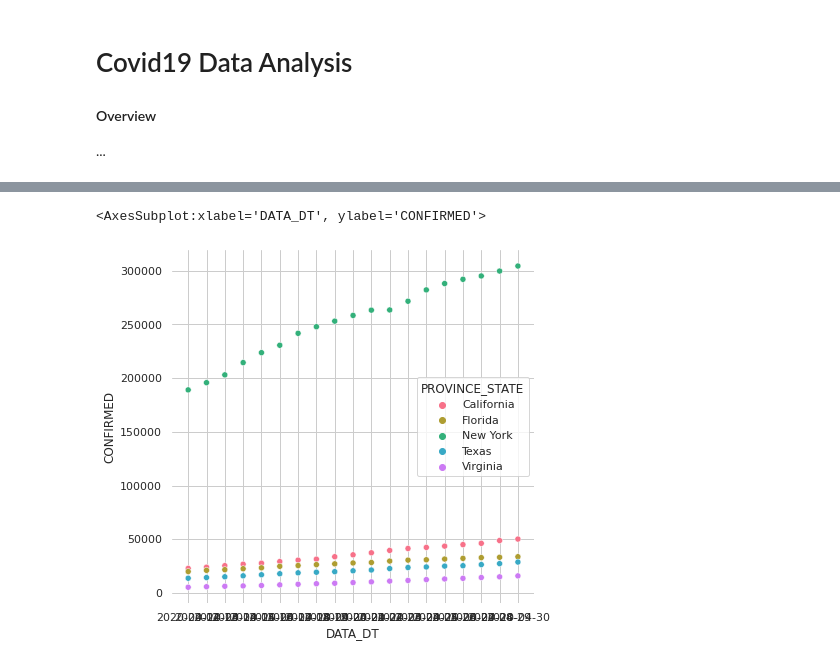
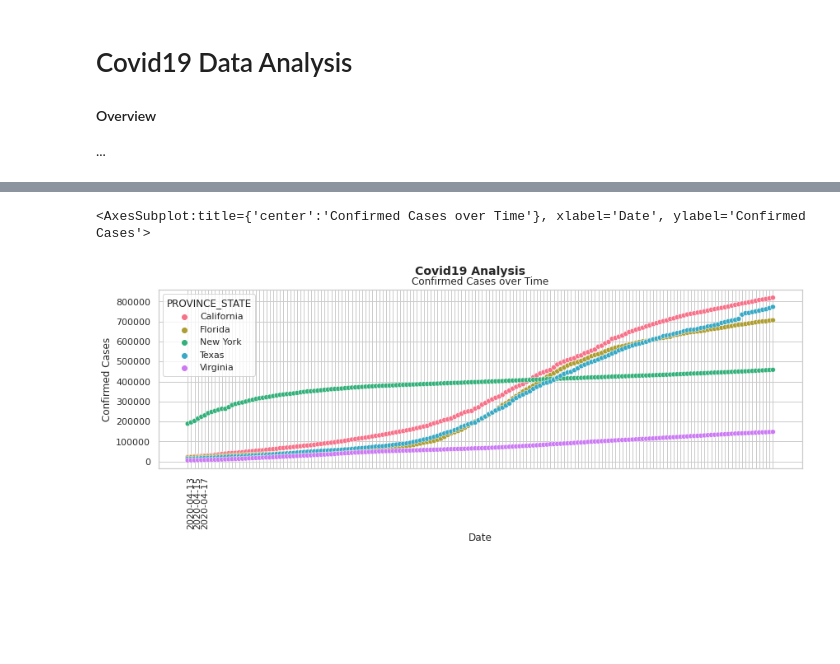
Before and after one commit to tsj7ww/folio, a Jupyter notebook: analysis/covid19/analysis.ipynb, the cells around one changed output, grey strips where cells are left out. Cells and saved outputs as stored; diff of their text form; code cells hidden in the pictures; blank space fills up the shorter version.

```diff
--- a/analysis/covid19/analysis.ipynb
+++ b/analysis/covid19/analysis.ipynb
@@ -29,7 +29,7 @@ import seaborn as sns
 def CONFIG():
     """"""
     pid = 'analysis-covid19'
-    now = datetime.datetime.now()
+    now = datetime.now()
     cwd = os.getcwd()
     data = os.path.join(cwd,'out')
 
@@ -37,7 +37,12 @@ def CONFIG():
         'out': data,
         'covid': os.path.join(data,'covid'),
         'demo': os.path.join(data,'demo'),
-        'files': glob.glob(os.path.join(data,'*','*.parquet.gzip'),recursive=True),
+        'files': glob(os.path.join(data,'*','*.parquet.gzip'),recursive=True),
+        'jhu-dly-us': {
+            'cols': {
+
+            }
+        }
     }
 
     return cfg
@@ -157,5 +162,5 @@ if __name__=='__main__':
         data[fname] = pd.read_parquet(file)
 #     data.keys()
 
-    PLOT(data['jhu-csse-dly-us'],'DATA_DT','CONFIRMED','PROVINCE_STATE')
+#     PLOT(data['jhu-csse-dly-us'],'DATA_DT','CONFIRMED','PROVINCE_STATE')
 # %%
@@ -176,21 +181,39 @@ pprint.pprint(SUMMARY(df.CONFIRMED))
 # %%
 states = ['Virginia','Florida','New York','California','Texas']
-df = data['jhu-csse-dly-us']
+df = data['covid-jhu-dly-us']
 df.PROVINCE_STATE = df.loc[df.PROVINCE_STATE.isin(states)]
-# %%
-
-sns.set_theme(style='whitegrid')
-f, ax = plt.subplots(figsize=(6.5, 6.5))
-sns.despine(f, left=True, bottom=True)
-sns.scatterplot(
-    x='DATA_DT',
-    y='CONFIRMED',
-    data=df,
-    hue='PROVINCE_STATE',
-    palette='husl',legend='auto',
-#     scatter_kws={"s": 50, "alpha": 1},
-    ax=ax,
-)
-# %% [output]
-<AxesSubplot:xlabel='DATA_DT', ylabel='CONFIRMED'>
-[figure, removed]
+# %%
+# init
+fig, ax = plt.subplots(nrows=1,ncols=1,figsize=(14,4))
+# figure
+fig.suptitle('Covid19 Analysis', fontsize=14, fontweight='bold')
+# axis
+# ax.set_xlim([-10000, 140000])
+# ax.legend().set_visible(True)
+# formatter = plt.FuncFormatter(fmt_function) # def fmt_function(x, position) ...
+# ax.xaxis.set_major_formatter(plt.FuncFormatter())
+ax.set(title='Confirmed Cases over Time', xlabel='Date', ylabel='Confirmed Cases')
+# ax.axhline(y=df.CONFIRMED.mean(), xmin=0, xmax=1, color='r', label='Average', linestyle='--', linewidth=1)
+
+# sns.despine(f, left=True, bottom=True)
+for label in ax.get_xaxis().get_ticklabels()[:]:
+    print(label)
+    label.set_visible(False)
+plt.xticks(rotation=90)
+# fig.autofmt_xdate()
+# seaborn
+plt.style.use('ggplot')
+sns.set_theme(style='whitegrid')
+sns.scatterplot(
+    x='DATA_DT',
+    y='CONFIRMED',
+    data=df,
+    hue='PROVINCE_STATE',
+    palette='husl',legend='auto',
+#     scatter_kws={"s": 50, "alpha": 1},
+    ax=ax,
+)
+# fig.savefig('covid19.svg', transparent=False, dpi=80, bbox_inches='tight')
+# %% [output]
+<AxesSubplot:title={'center':'Confirmed Cases over Time'}, xlabel='Date', ylabel='Confirmed Cases'>
+[figure, added]
```
Also changed, not shown: parts of 8 cells of this notebook, 48 other files.
